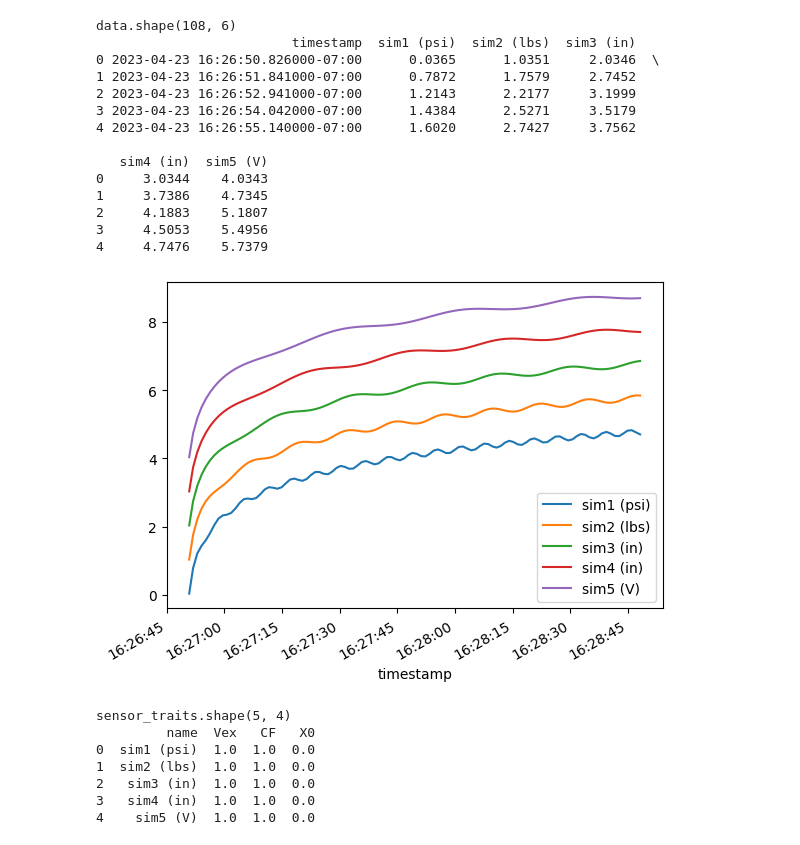
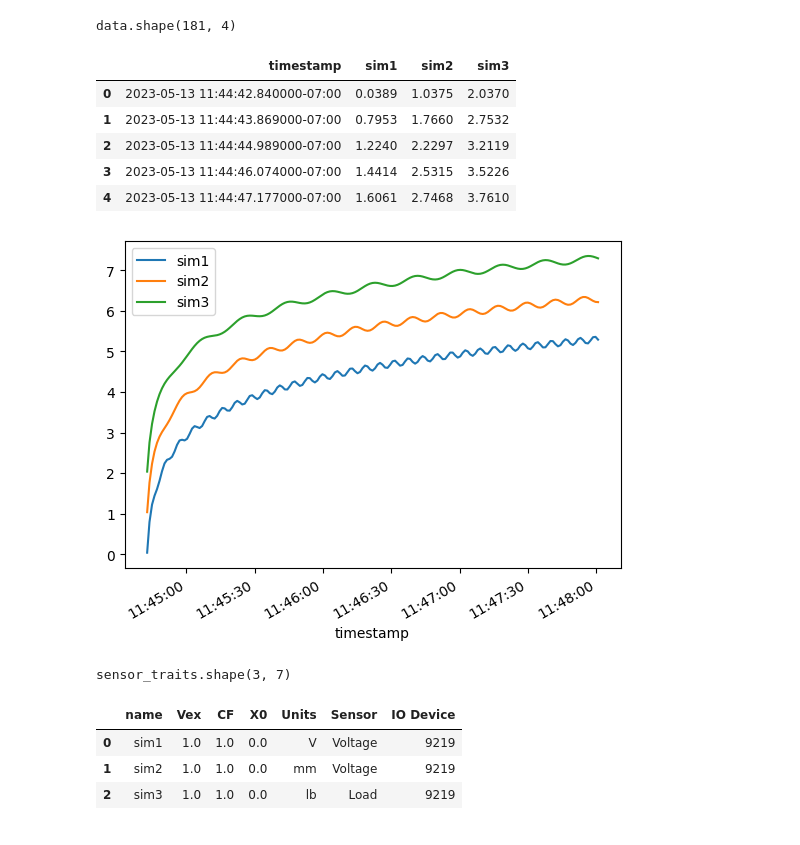
Before and after one commit to wireddown/lv-daq-app-template, a Jupyter notebook: documentation/data_log notebook.ipynb, the cells around one changed output. Drawn from its saved outputs; the diff is of its cells as text; code cells hidden in the pictures.

```diff
--- a/documentation/data_log notebook.ipynb
+++ b/documentation/data_log notebook.ipynb
@@ -1,48 +1,40 @@
 # %%
+import linecache
 import pandas as pd  # https://pandas.pydata.org/pandas-docs/stable/reference/index.html
 
-const_nrows_header_line = 1
+data_file = "..\\data_log.csv"
 
-nrows_front_matter = 1
-sensor_count = 5
+sensor_count = int(linecache.getline(data_file, 1).split(',')[-1].strip())
+start_timestamp = linecache.getline(data_file, 2).split(',')[-1].strip()
 
 data = pd.read_csv(
-    "..\\data_log.csv",
-    header=nrows_front_matter + const_nrows_header_line + sensor_count,
+    data_file,
+    header=3 + sensor_count,
     parse_dates=["timestamp"],
 )
 print(f"data.shape{data.shape}")
-print(data.head())
+display(data.head())
 axes = data.plot.line(x="timestamp")
 # %% [output]
-data.shape(108, 6)
-                         timestamp  sim1 (psi)  sim2 (lbs)  sim3 (in)
-0 2023-04-23 16:26:50.826000-07:00      0.0365      1.0351     2.0346  \
-1 2023-04-23 16:26:51.841000-07:00      0.7872      1.7579     2.7452
-2 2023-04-23 16:26:52.941000-07:00      1.2143      2.2177     3.1999
-3 2023-04-23 16:26:54.042000-07:00      1.4384      2.5271     3.5179
-4 2023-04-23 16:26:55.140000-07:00      1.6020      2.7427     3.7562
-
-   sim4 (in)  sim5 (V)
-0     3.0344    4.0343
-1     3.7386    4.7345
-2     4.1883    5.1807
-3     4.5053    5.4956
-4     4.7476    5.7379
+data.shape(181, 4)
+|  | timestamp | sim1 | sim2 | sim3 |
+| 0 | 2023-05-13 11:44:42.840000-07:00 | 0.0389 | 1.0375 | 2.0370 |
+| 1 | 2023-05-13 11:44:43.869000-07:00 | 0.7953 | 1.7660 | 2.7532 |
+| 2 | 2023-05-13 11:44:44.989000-07:00 | 1.2240 | 2.2297 | 3.2119 |
+| 3 | 2023-05-13 11:44:46.074000-07:00 | 1.4414 | 2.5315 | 3.5226 |
+| 4 | 2023-05-13 11:44:47.177000-07:00 | 1.6061 | 2.7468 | 3.7610 |
-[figure, old version]
+[figure, new version]
 # %%
 sensor_traits = pd.read_csv(
-    "..\\data_log.csv",
-    header=nrows_front_matter,
+    data_file,
+    header=2,
     nrows=sensor_count,
 )
 print(f"sensor_traits.shape{sensor_traits.shape}")
-print(sensor_traits.head())
+display(sensor_traits)
 # %% [output]
-sensor_traits.shape(5, 4)
-         name  Vex   CF   X0
-0  sim1 (psi)  1.0  1.0  0.0
-1  sim2 (lbs)  1.0  1.0  0.0
-2   sim3 (in)  1.0  1.0  0.0
-3   sim4 (in)  1.0  1.0  0.0
-4    sim5 (V)  1.0  1.0  0.0
+sensor_traits.shape(3, 7)
+|  | name | Vex | CF | X0 | Units | Sensor | IO Device |
+| 0 | sim1 | 1.0 | 1.0 | 0.0 | V | Voltage | 9219 |
+| 1 | sim2 | 1.0 | 1.0 | 0.0 | mm | Voltage | 9219 |
+| 2 | sim3 | 1.0 | 1.0 | 0.0 | lb | Load | 9219 |
```
Also changed, not shown: 2 other files.
